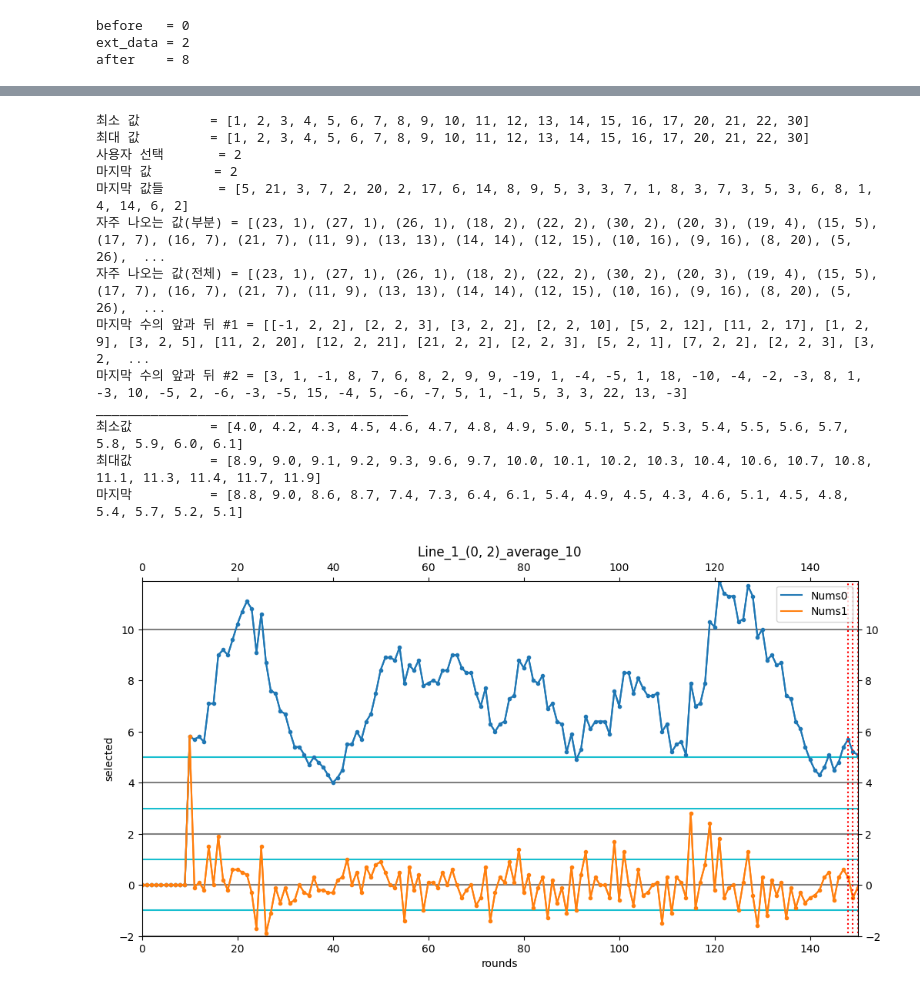
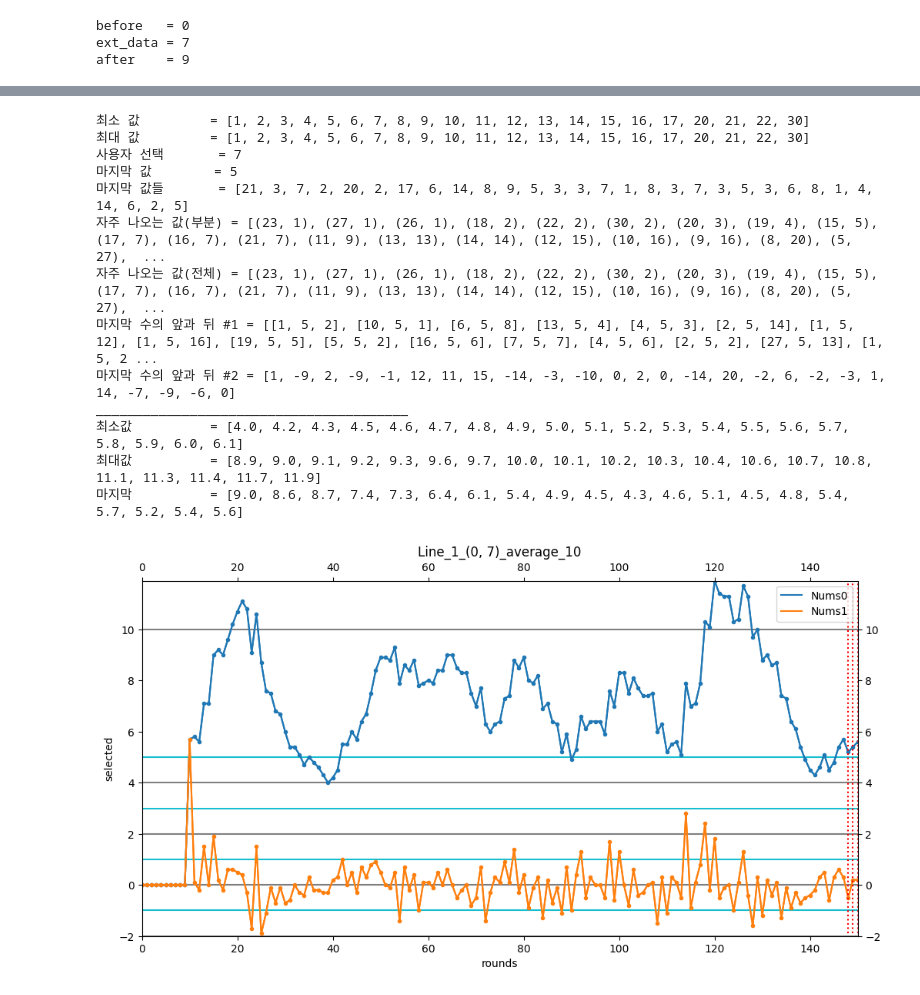
Before and after one commit to swhors/LSTM_Analyze, a Jupyter notebook: foresttrans/memo_0901_1.ipynb, the cells around one changed output, grey strips where cells are left out. Drawn from its saved outputs; the diff is of its cells as text; code cells hidden in the pictures.

```diff
--- a/foresttrans/memo_0901_1.ipynb
+++ b/foresttrans/memo_0901_1.ipynb
@@ -5,8 +5,8 @@
 # %%
 ## Configuration
 
-version="memo_0825_9"
-next_round = 1187
+version="memo_0901_1"
+next_round = 1188
 
 title = "Metrics"
 row_length = 400
@@ -417,10 +416,11 @@ execute this code. [2025-08-29 14:52:35.543388]
 Round = 1
 ############################
 selected = Round - 1
+ext_data = 7
+
 if op_with_re:
     ext_data = candidate[selected]
-else:
-    ext_data = 2
+
 before = 0
 after = candidate[selected+1]
 
@@ -475,5 +475,5 @@ update_candidated(candidated={selected: ext_data}, version=version)
 print(f'execute this code. [{datetime.now()}]')
 # %% [output]
 before   = 0
-ext_data = 2
-after    = 8
+ext_data = 7
+after    = 9
@@ -481,14 +481,14 @@ after    = 8
 최소 값         = [1, 2, 3, 4, 5, 6, 7, 8, 9, 10, 11, 12, 13, 14, 15, 16, 17, 20, 21, 22, 30]
 최대 값         = [1, 2, 3, 4, 5, 6, 7, 8, 9, 10, 11, 12, 13, 14, 15, 16, 17, 20, 21, 22, 30]
-사용자 선택       = 2
-마지막 값        = 2
-마지막 값들       = [5, 21, 3, 7, 2, 20, 2, 17, 6, 14, 8, 9, 5, 3, 3, 7, 1, 8, 3, 7, 3, 5, 3, 6, 8, 1, 4, 14, 6, 2]
-자주 나오는 값(부분) = [(23, 1), (27, 1), (26, 1), (18, 2), (22, 2), (30, 2), (20, 3), (19, 4), (15, 5), (17, 7), (16, 7), (21, 7), (11, 9), (13, 13), (14, 14), (12, 15), (10, 16), (9, 16), (8, 20), (5, 26),  ...
-자주 나오는 값(전체) = [(23, 1), (27, 1), (26, 1), (18, 2), (22, 2), (30, 2), (20, 3), (19, 4), (15, 5), (17, 7), (16, 7), (21, 7), (11, 9), (13, 13), (14, 14), (12, 15), (10, 16), (9, 16), (8, 20), (5, 26),  ...
-마지막 수의 앞과 뒤 #1 = [[-1, 2, 2], [2, 2, 3], [3, 2, 2], [2, 2, 10], [5, 2, 12], [11, 2, 17], [1, 2, 9], [3, 2, 5], [11, 2, 20], [12, 2, 21], [21, 2, 2], [2, 2, 3], [5, 2, 1], [7, 2, 2], [2, 2, 3], [3, 2,  ...
-마지막 수의 앞과 뒤 #2 = [3, 1, -1, 8, 7, 6, 8, 2, 9, 9, -19, 1, -4, -5, 1, 18, -10, -4, -2, -3, 8, 1, -3, 10, -5, 2, -6, -3, -5, 15, -4, 5, -6, -7, 5, 1, -1, 5, 3, 3, 22, 13, -3]
+사용자 선택       = 7
+마지막 값        = 5
+마지막 값들       = [21, 3, 7, 2, 20, 2, 17, 6, 14, 8, 9, 5, 3, 3, 7, 1, 8, 3, 7, 3, 5, 3, 6, 8, 1, 4, 14, 6, 2, 5]
+자주 나오는 값(부분) = [(23, 1), (27, 1), (26, 1), (18, 2), (22, 2), (30, 2), (20, 3), (19, 4), (15, 5), (17, 7), (16, 7), (21, 7), (11, 9), (13, 13), (14, 14), (12, 15), (10, 16), (9, 16), (8, 20), (5, 27),  ...
+자주 나오는 값(전체) = [(23, 1), (27, 1), (26, 1), (18, 2), (22, 2), (30, 2), (20, 3), (19, 4), (15, 5), (17, 7), (16, 7), (21, 7), (11, 9), (13, 13), (14, 14), (12, 15), (10, 16), (9, 16), (8, 20), (5, 27),  ...
+마지막 수의 앞과 뒤 #1 = [[1, 5, 2], [10, 5, 1], [6, 5, 8], [13, 5, 4], [4, 5, 3], [2, 5, 14], [1, 5, 12], [1, 5, 16], [19, 5, 5], [5, 5, 2], [16, 5, 6], [7, 5, 7], [4, 5, 6], [2, 5, 2], [27, 5, 13], [1, 5, 2 ...
+마지막 수의 앞과 뒤 #2 = [1, -9, 2, -9, -1, 12, 11, 15, -14, -3, -10, 0, 2, 0, -14, 20, -2, 6, -2, -3, 1, 14, -7, -9, -6, 0]
 ________________________________________
 최소값          = [4.0, 4.2, 4.3, 4.5, 4.6, 4.7, 4.8, 4.9, 5.0, 5.1, 5.2, 5.3, 5.4, 5.5, 5.6, 5.7, 5.8, 5.9, 6.0, 6.1]
 최대값          = [8.9, 9.0, 9.1, 9.2, 9.3, 9.6, 9.7, 10.0, 10.1, 10.2, 10.3, 10.4, 10.6, 10.7, 10.8, 11.1, 11.3, 11.4, 11.7, 11.9]
-마지막          = [8.8, 9.0, 8.6, 8.7, 7.4, 7.3, 6.4, 6.1, 5.4, 4.9, 4.5, 4.3, 4.6, 5.1, 4.5, 4.8, 5.4, 5.7, 5.2, 5.1]
+마지막          = [9.0, 8.6, 8.7, 7.4, 7.3, 6.4, 6.1, 5.4, 4.9, 4.5, 4.3, 4.6, 5.1, 4.5, 4.8, 5.4, 5.7, 5.2, 5.4, 5.6]
-[figure, old version]
+[figure, new version]
```
Also changed, not shown: parts of 20 cells of this notebook, 3 other files.
